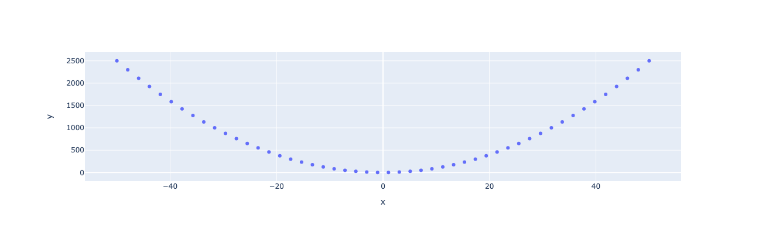
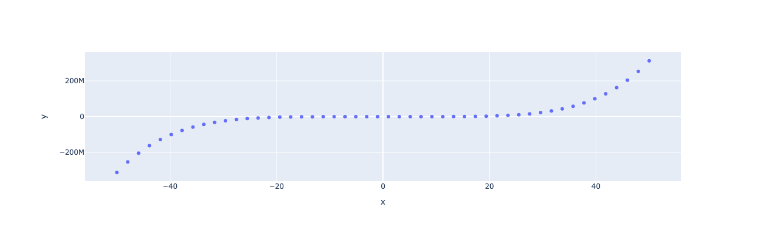
Before and after one commit to hwng/my-notebooks-repo, a Jupyter notebook: experiment1.ipynb, the cells around one changed output. Saved outputs shown, nothing was run; the diff lists cells and outputs as text; code cells hidden in the pictures.

```diff
--- a/experiment1.ipynb
+++ b/experiment1.ipynb
@@ -1,14 +1,14 @@
 # %%
 import numpy as np
 import plotly.express as px
 
 # x-axis data points
 x =np.linspace(start=-50, stop=50)
 # y-axis data points
-y = x ** 2
+y = x ** 5
 # define the plot
 fig = px.scatter(x=x, y=y)
 fig.show()
 # %% [output]
 [interactive output not drawn]
-[figure, old version]
+[figure, new version]
```
